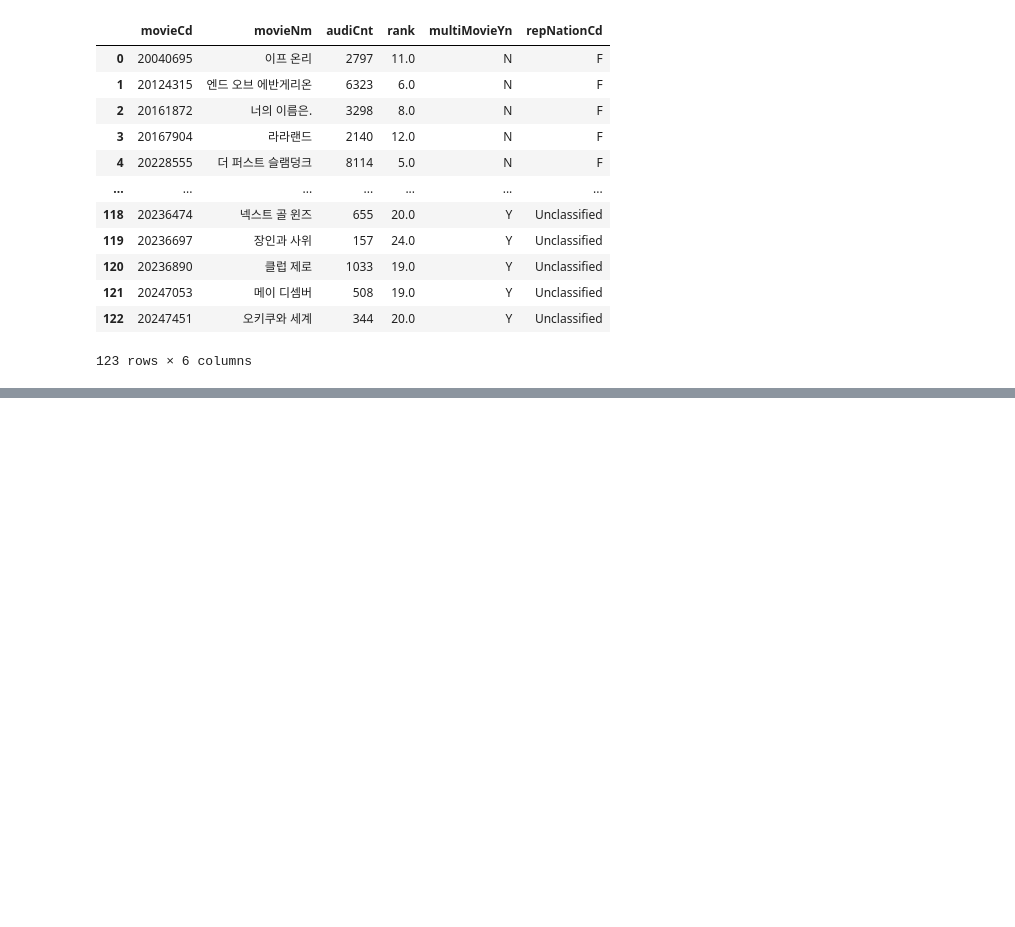
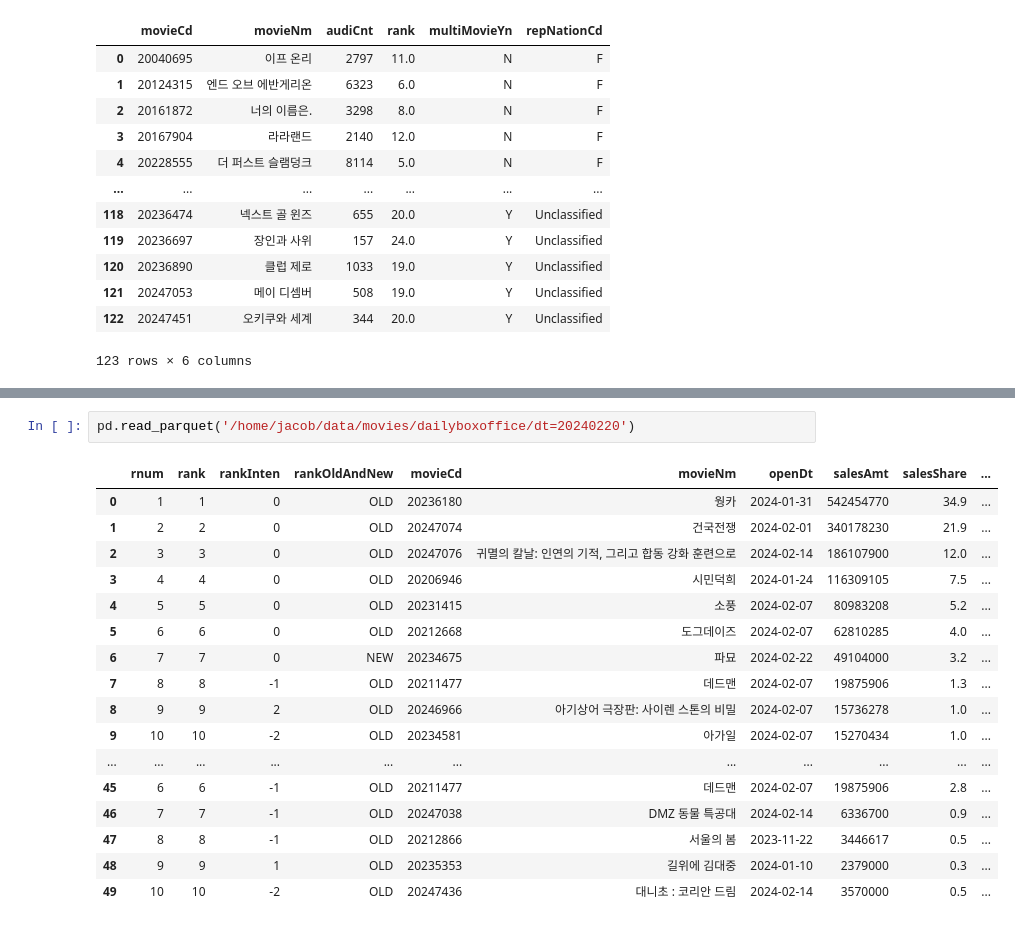
Before and after one commit to Jacob-53/movie, a Jupyter notebook: notes/Untitled.ipynb, the cells around one changed output, grey strips where cells are left out. Saved outputs shown, nothing was run; the diff lists cells and outputs as text; blank space fills up the shorter version.

```diff
--- a/notes/Untitled.ipynb
+++ b/notes/Untitled.ipynb
@@ -385,0 +398,20 @@ pd.read_parquet('~/data/movies/dailyboxoffice/dt=20240101')
+# %%
+pd.read_parquet('/home/jacob/data/movies/dailyboxoffice/dt=20240220')
+# %% [output]
+|  | rnum | rank | rankInten | rankOldAndNew | movieCd | movieNm | openDt | salesAmt | salesShare | ... |
+| 0 | 1 | 1 | 0 | OLD | 20236180 | 웡카 | 2024-01-31 | 542454770 | 34.9 | ... |
+| 1 | 2 | 2 | 0 | OLD | 20247074 | 건국전쟁 | 2024-02-01 | 340178230 | 21.9 | ... |
+| 2 | 3 | 3 | 0 | OLD | 20247076 | 귀멸의 칼날: 인연의 기적, 그리고 합동 강화 훈련으로 | 2024-02-14 | 186107900 | 12.0 | ... |
+| 3 | 4 | 4 | 0 | OLD | 20206946 | 시민덕희 | 2024-01-24 | 116309105 | 7.5 | ... |
+| 4 | 5 | 5 | 0 | OLD | 20231415 | 소풍 | 2024-02-07 | 80983208 | 5.2 | ... |
+| 5 | 6 | 6 | 0 | OLD | 20212668 | 도그데이즈 | 2024-02-07 | 62810285 | 4.0 | ... |
+| 6 | 7 | 7 | 0 | NEW | 20234675 | 파묘 | 2024-02-22 | 49104000 | 3.2 | ... |
+| 7 | 8 | 8 | -1 | OLD | 20211477 | 데드맨 | 2024-02-07 | 19875906 | 1.3 | ... |
+| 8 | 9 | 9 | 2 | OLD | 20246966 | 아기상어 극장판: 사이렌 스톤의 비밀 | 2024-02-07 | 15736278 | 1.0 | ... |
+| 9 | 10 | 10 | -2 | OLD | 20234581 | 아가일 | 2024-02-07 | 15270434 | 1.0 | ... |
+| ... | ... | ... | ... | ... | ... | ... | ... | ... | ... | ... |
+| 45 | 6 | 6 | -1 | OLD | 20211477 | 데드맨 | 2024-02-07 | 19875906 | 2.8 | ... |
+| 46 | 7 | 7 | -1 | OLD | 20247038 | DMZ 동물 특공대 | 2024-02-14 | 6336700 | 0.9 | ... |
+| 47 | 8 | 8 | -1 | OLD | 20212866 | 서울의 봄 | 2023-11-22 | 3446617 | 0.5 | ... |
+| 48 | 9 | 9 | 1 | OLD | 20235353 | 길위에 김대중 | 2024-01-10 | 2379000 | 0.3 | ... |
+| 49 | 10 | 10 | -2 | OLD | 20247436 | 대니초 : 코리안 드림 | 2024-02-14 | 3570000 | 0.5 | ... |
```
Also changed, not shown: parts of 6 cells of this notebook, 1 other file.
